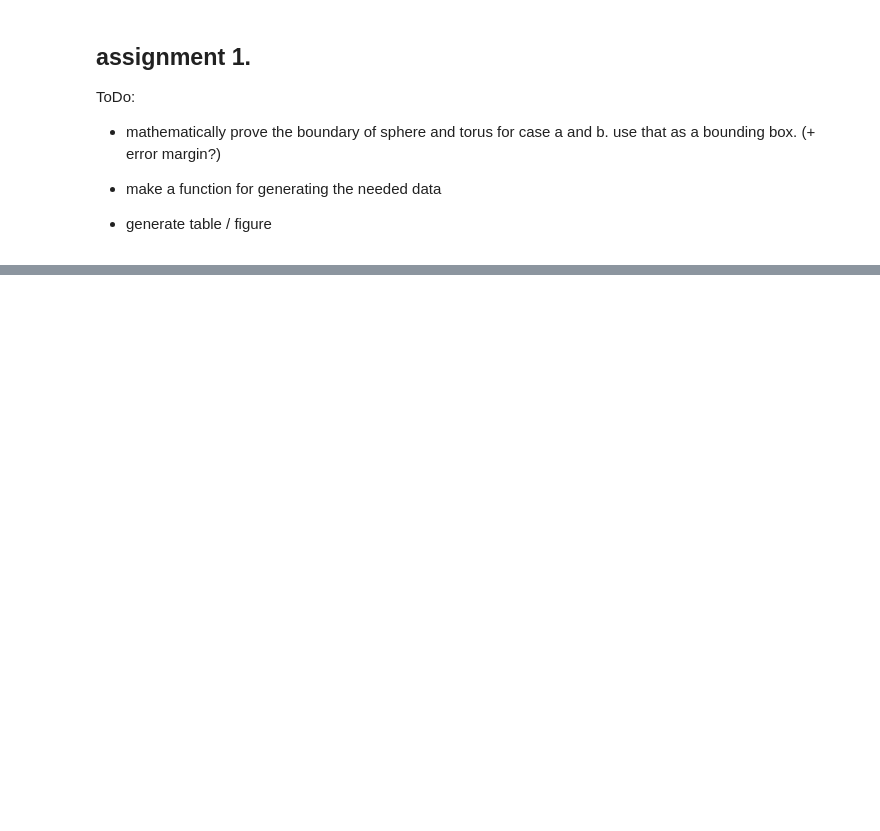
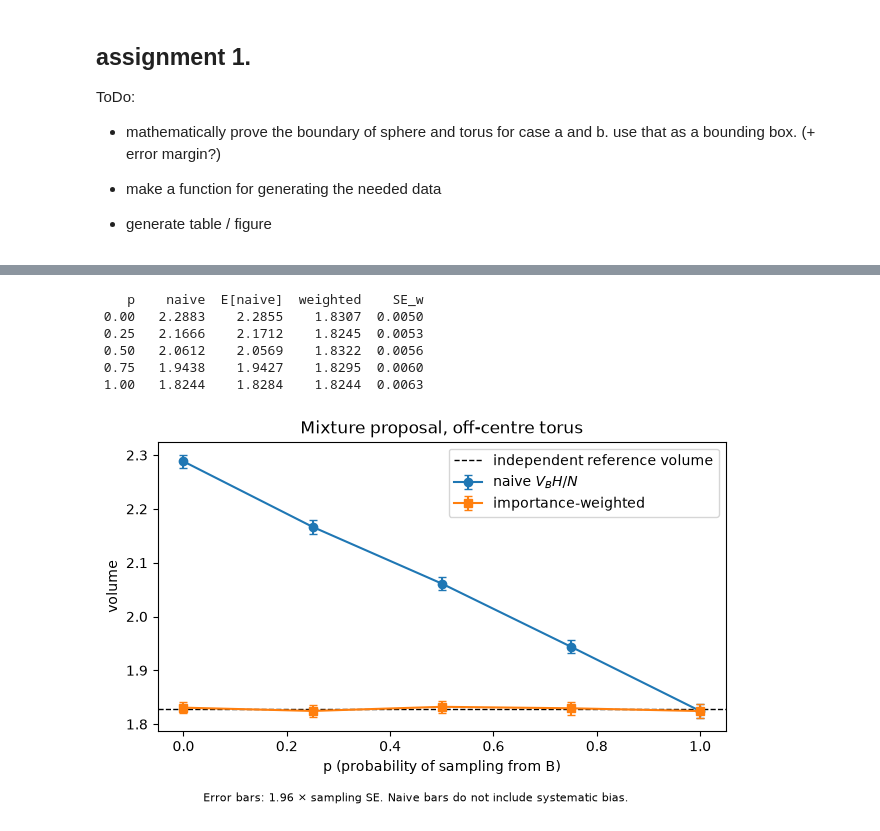
Before and after one commit to MonAmsTeB/StochasticAssignment, a Jupyter notebook: Assignment1.ipynb, the cells around one changed output, grey strips where cells are left out. Cells and saved outputs as stored; diff of their text form; code cells hidden in the pictures; blank space fills up the shorter version.

```diff
--- a/Assignment1.ipynb
+++ b/Assignment1.ipynb
@@ -340,0 +446,43 @@ Case b: k=1, R=0.5, r=0.5: reference V = 2.4674 | B*: 2.4714 ± 0.0120 | [-1, 1]
+# %%
+bounds_S = [-1, 1, -1, 1, -0.3, 0.5]
+lo_S, hi_S = np.array(bounds_S[::2]), np.array(bounds_S[1::2])
+rows = []
+for i, p in enumerate([0, 0.25, 0.5, 0.75, 1]):
+    rng_mix = np.random.default_rng(10 + i)  # independent run for each p
+    from_B = rng_mix.random(n) < p
+    # Draw only the points actually needed from each box.
+    P = np.empty((n, 3))
+    P[from_B] = rng_mix.uniform(lo, hi, size=(from_B.sum(), 3))
+    P[~from_B] = rng_mix.uniform(lo_S, hi_S, size=((~from_B).sum(), 3))
+    x, y, z = P.T
+    hit = sphere_eq(x, y, z, 1) & off_center_torus(x, y, z, 0.75, 0.4, center)
+    in_S = np.all((P >= lo_S) & (P <= hi_S), axis=1)
+    q = p / box_volume(bounds_B) + (1 - p) / box_volume(bounds_S) * in_S
+    naive, naive_se = estimate_volume(hit.sum(), n, bounds_B), standard_error(hit.sum(), n, bounds_B)
+    w = hit / q
+    expected_naive = reference_off_center * (p + (1 - p) * box_volume(bounds_B) / box_volume(bounds_S))
+    rows.append((p, naive, naive_se, w.mean(), w.std(ddof=1) / np.sqrt(n), expected_naive))
+
+print(f'{"p":>5}{"naive":>9}{"E[naive]":>10}{"weighted":>10}{"SE_w":>8}')
+for p, nv, nse, wv, wse, ex in rows:
+    print(f"{p:5.2f}{nv:9.4f}{ex:10.4f}{wv:10.4f}{wse:8.4f}")
+
+res = np.array(rows)
+plt.figure(figsize=(6.5, 4))
+plt.errorbar(res[:, 0], res[:, 1], yerr=1.96 * res[:, 2], fmt="o-", capsize=3, label="naive $V_B H/N$")
+plt.errorbar(res[:, 0], res[:, 3], yerr=1.96 * res[:, 4], fmt="s-", capsize=3, label="importance-weighted")
+plt.axhline(reference_off_center, color="k", ls="--", lw=1,
+            label="independent reference volume")
+plt.xlabel("p (probability of sampling from B)"); plt.ylabel("volume"); plt.legend()
+plt.title("Mixture proposal, off-centre torus")
+plt.figtext(0.5, 0.01, "Error bars: 1.96 × sampling SE. Naive bars do not include systematic bias.",
+            ha="center", fontsize=8)
+plt.tight_layout(rect=(0, 0.04, 1, 1)); plt.savefig("fig4_mixture.png", dpi=200); plt.show()
+# %% [output]
+    p    naive  E[naive]  weighted    SE_w
+ 0.00   2.2883    2.2855    1.8307  0.0050
+ 0.25   2.1666    2.1712    1.8245  0.0053
+ 0.50   2.0612    2.0569    1.8322  0.0056
+ 0.75   1.9438    1.9427    1.8295  0.0060
+ 1.00   1.8244    1.8284    1.8244  0.0063
+[figure, added]
```
Also changed, not shown: parts of 23 cells of this notebook, 5 other files.
